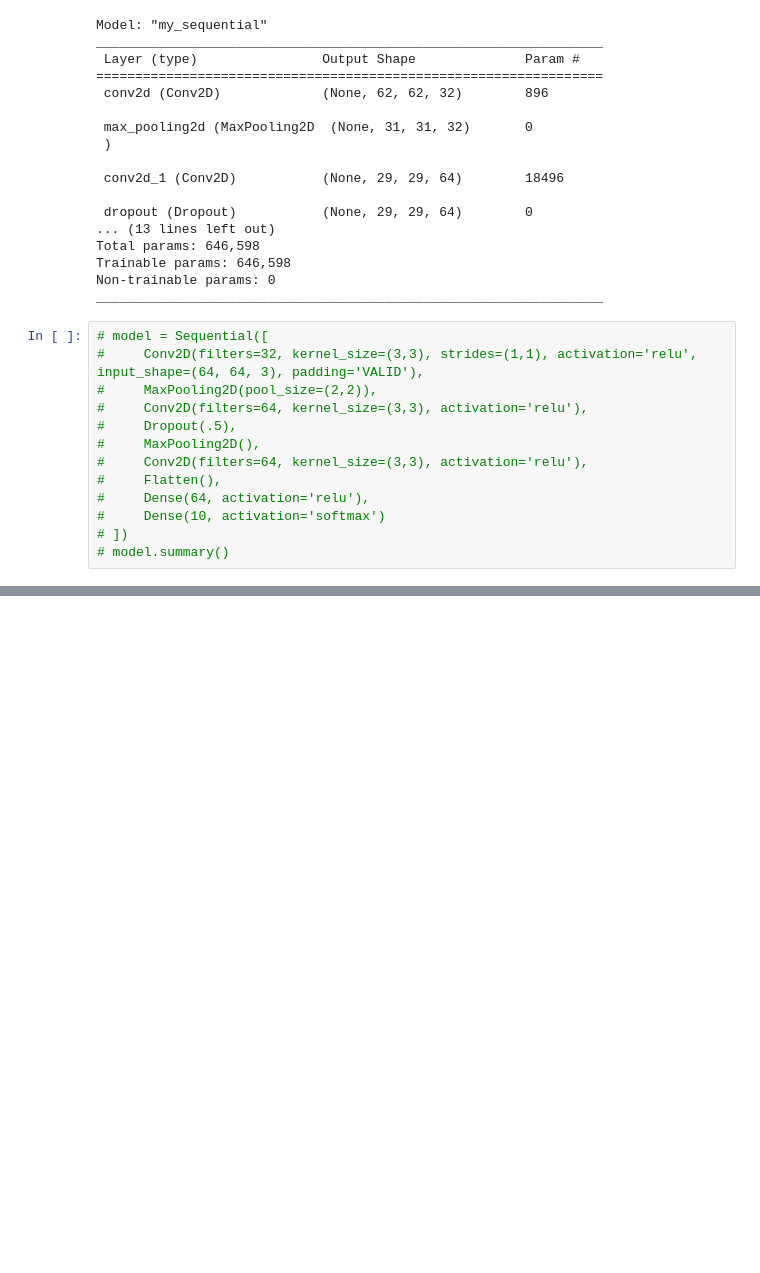
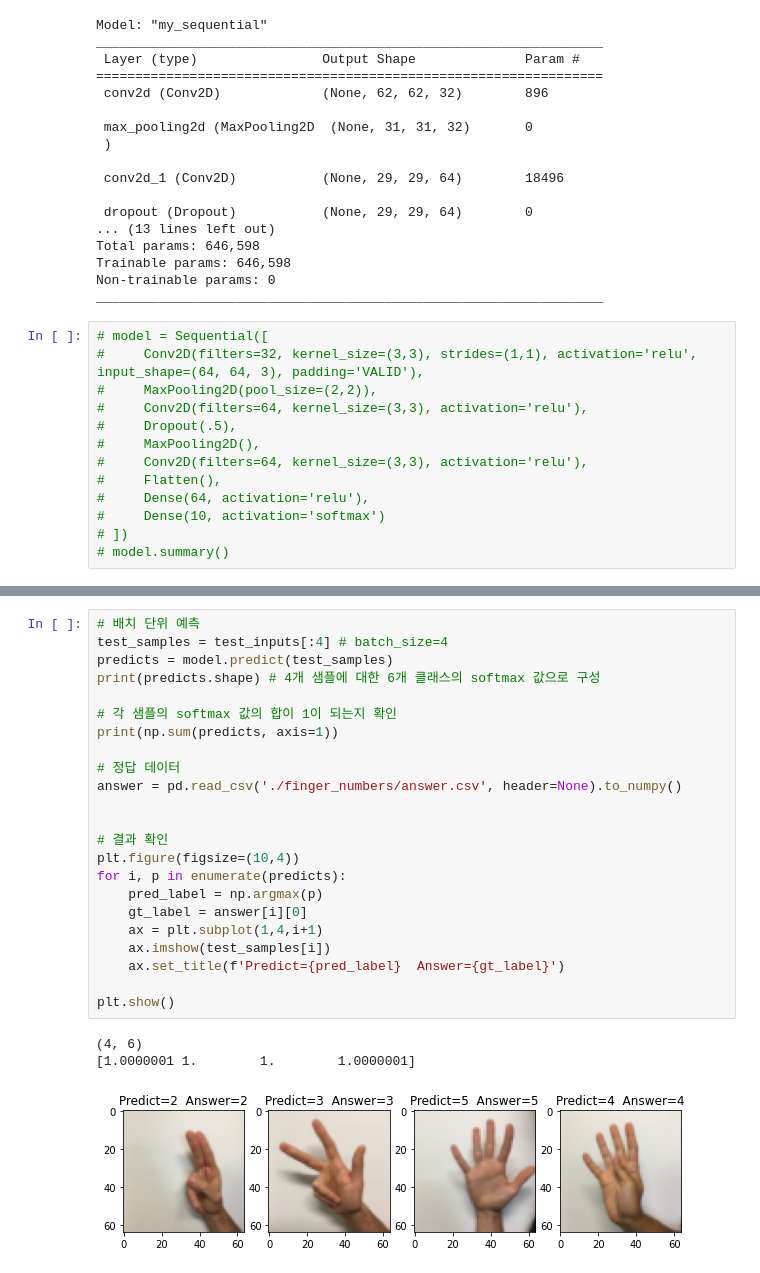
Before and after one commit to jhlee93/Baseline, a Jupyter notebook: ImageClassification/basic.ipynb, the cells around one changed output, grey strips where cells are left out. Drawn from its saved outputs; the diff is of its cells as text; blank space fills up the shorter version.

```diff
--- a/ImageClassification/basic.ipynb
+++ b/ImageClassification/basic.ipynb
@@ -364,0 +378,27 @@ plt.show()
+# %%
+# 배치 단위 예측
+test_samples = test_inputs[:4] # batch_size=4
+predicts = model.predict(test_samples)
+print(predicts.shape) # 4개 샘플에 대한 6개 클래스의 softmax 값으로 구성
+
+# 각 샘플의 softmax 값의 합이 1이 되는지 확인
+print(np.sum(predicts, axis=1))
+
+# 정답 데이터
+answer = pd.read_csv('./finger_numbers/answer.csv', header=None).to_numpy()
+
+
+# 결과 확인
+plt.figure(figsize=(10,4))
+for i, p in enumerate(predicts):
+    pred_label = np.argmax(p)
+    gt_label = answer[i][0]
+    ax = plt.subplot(1,4,i+1)
+    ax.imshow(test_samples[i])
+    ax.set_title(f'Predict={pred_label}  Answer={gt_label}')
+
+plt.show()
+# %% [output]
+(4, 6)
+[1.0000001 1.        1.        1.0000001]
+[figure, added]
```
Also changed, not shown: parts of 7 cells of this notebook.
